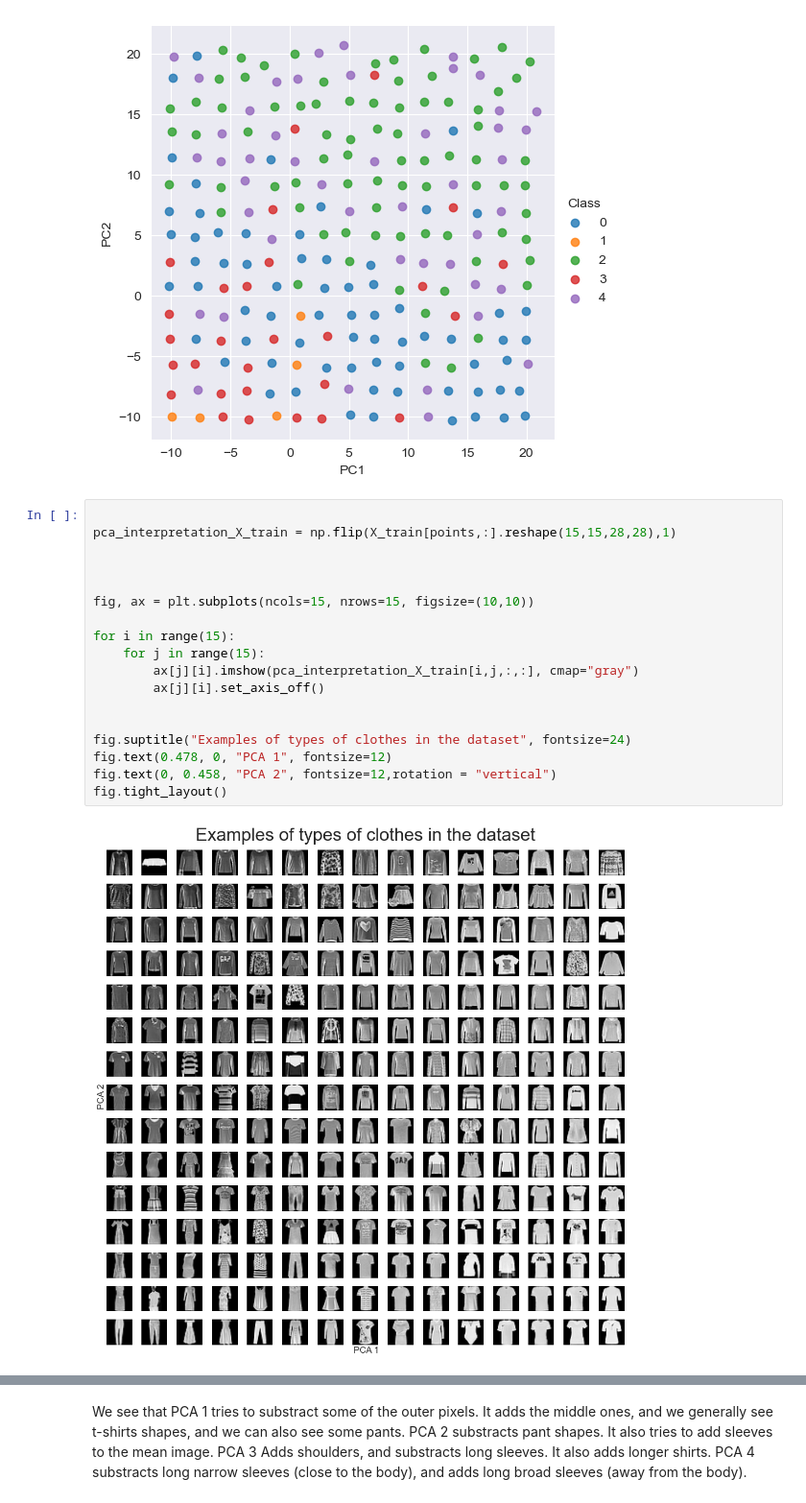
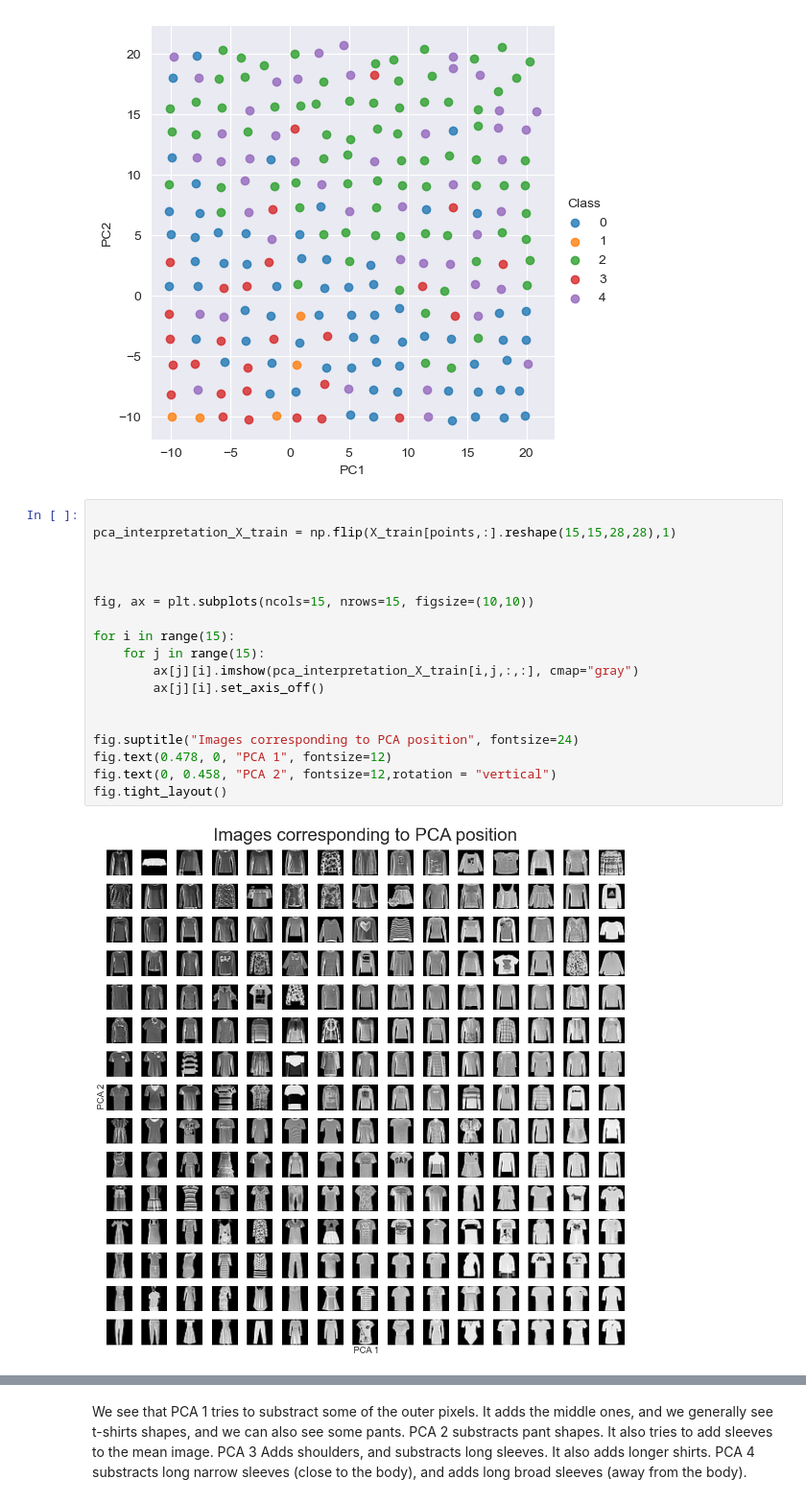
Before and after one commit to krusand/MLProject-FashionMNIST, a Jupyter notebook: 2b. PCA Interpretation.ipynb, the cells around one changed output, grey strips where cells are left out. Shown at 96% size. Saved outputs shown, nothing was run; the diff lists cells and outputs as text.

```diff
--- a/2b. PCA Interpretation.ipynb
+++ b/2b. PCA Interpretation.ipynb
@@ -122,20 +123,20 @@ sns.lmplot(data=pca_picked.iloc[points], x="PC1",y="PC2",hue="Class", fit_reg=Fa
 # %%
 
 pca_interpretation_X_train = np.flip(X_train[points,:].reshape(15,15,28,28),1)
 
 
 
 fig, ax = plt.subplots(ncols=15, nrows=15, figsize=(10,10))
 
 for i in range(15):
     for j in range(15):
         ax[j][i].imshow(pca_interpretation_X_train[i,j,:,:], cmap="gray")
         ax[j][i].set_axis_off()
 
 
-fig.suptitle("Examples of types of clothes in the dataset", fontsize=24)
+fig.suptitle("Images corresponding to PCA position", fontsize=24)
 fig.text(0.478, 0, "PCA 1", fontsize=12)
 fig.text(0, 0.458, "PCA 2", fontsize=12,rotation = "vertical")
 fig.tight_layout()
 # %% [output]
-[figure, old version]
+[figure, new version]
```
Also changed, not shown: parts of 3 cells of this notebook.
